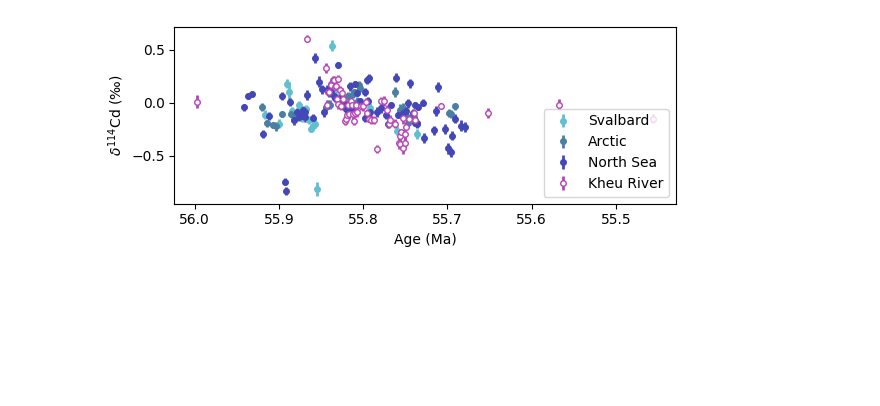
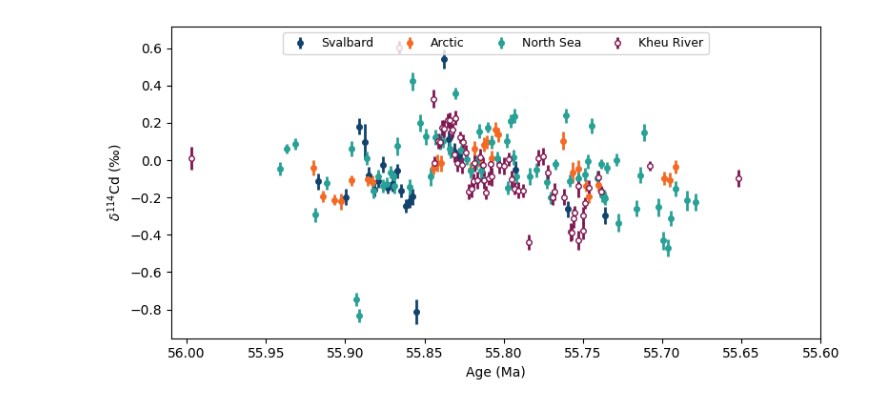
Before and after one commit to DISTILL-RHUL/petm-cadmium-carbon, a Jupyter notebook: plot_invert_organic.ipynb, the cells around one changed output. Cells and saved outputs as stored; diff of their text form; code cells hidden in the pictures; blank space fills up the shorter version.

Commit message:
Separating data generation and plotting scripts and tidying up

```diff
--- a/plot_invert_organic.ipynb
+++ b/plot_invert_organic.ipynb
@@ -60,36 +38,30 @@ posterior_metrics = pandas.read_excel("./data/output/invert_organic_posterior_me
 timestep = prior_metrics["time"].values[0]-prior_metrics["time"].values[1]
 # %%
 # Plot Data
-figure,axis = pyplot.subplots(nrows=1,sharex=True,figsize=(6,2.5))
+figure,axis = pyplot.subplots(nrows=1,sharex=True,figsize=(8,4))
 axes = [axis]
 
 common_attributes = {"fmt":'o',
                      "zorder":0,
                      "markersize":4,
                      "linewidth":2}
-# handle_0 = axes[0].errorbar(svalbard_data["Age model"],svalbard_data["δ114Cd(‰)"],yerr=svalbard_data["2se"]/2*10,fmt='o',color="#60c0cf",zorder=-1,markersize=5,alpha=0.5,linewidth=2)
-handle_0 = axes[0].errorbar(svalbard_data["Age model"],svalbard_data["δ114Cd(‰)"],yerr=svalbard_data["2se"],color="#60c0cf",ecolor="#60c0cf",**common_attributes)
+handle_0 = axes[0].errorbar(svalbard_data["Age model"],svalbard_data["δ114Cd(‰)"],yerr=svalbard_data["2se"],color="#12436D",ecolor="#12436D",**common_attributes)
+handle_1 = axes[0].errorbar(arctic_data["Age model.1"],arctic_data["δ114Cd(‰).1"],yerr=arctic_data["2se.1"],color="#F46A25",ecolor="#F46A25",**common_attributes)
+handle_2 = axes[0].errorbar(northsea_data["Age model.2"],northsea_data["δ114Cd(‰).2"],yerr=northsea_data["2se.2"],color="#28A197",ecolor="#28A197",**common_attributes)
+handle_3 = axes[0].errorbar(kheu_data["Age model.3"],kheu_data["δ114Cd(‰).3"],yerr=kheu_data["2se.4"],markeredgecolor="#801650",ecolor="#801650",fmt='o',markerfacecolor="#ffffff",zorder=0,markersize=4,linewidth=2)
 
-# handle_1 = axes[0].errorbar(arctic_data["Age model.1"],arctic_data["δ114Cd(‰).1"],yerr=arctic_data["2se.1"]/2*10,fmt='o',color="#4a7fa4",zorder=-1,markersize=5,alpha=0.5,linewidth=2)
-handle_1 = axes[0].errorbar(arctic_data["Age model.1"],arctic_data["δ114Cd(‰).1"],yerr=arctic_data["2se.1"],color="#4a7fa4",ecolor="#4a7fa4",**common_attributes)
+axes[0].legend([handle_0,handle_1,handle_2,handle_3],["Svalbard","Arctic","North Sea","Kheu River"],ncols=4,loc="upper center",fontsize=9)
 
-# handle_2 = axes[0].errorbar(northsea_data["Age model.2"],northsea_data["δ114Cd(‰).2"],yerr=northsea_data["2se.2"]/2*10,fmt='o',color="#4448b7",zorder=-1,markersize=5,alpha=0.5,linewidth=2)
-handle_2 = axes[0].errorbar(northsea_data["Age model.2"],northsea_data["δ114Cd(‰).2"],yerr=northsea_data["2se.2"],color="#4448b7",ecolor="#4448b7",**common_attributes)
+axes[0].set_ylabel("$\\delta^{114}$Cd (‰)")
+axes[0].set_xlim((56.01,55.60))
 
-# handle_3 = axes[0].errorbar(kheu_data["Age model.3"],kheu_data["δ114Cd(‰).3"],yerr=kheu_data["2se.4"]/2*10,fmt='o',color="#b744b7",zorder=-1,markersize=5,alpha=0.5,linewidth=2)
-handle_3 = axes[0].errorbar(kheu_data["Age model.3"],kheu_data["δ114Cd(‰).3"],yerr=kheu_data["2se.4"],markeredgecolor="#b744b7",ecolor="#b744b7",fmt='o',markerfacecolor="#ffffff",zorder=0,markersize=4,linewidth=2)
-
-axes[0].legend([handle_0,handle_1,handle_2,handle_3],["Svalbard","Arctic","North Sea","Kheu River"])
-
-axes[0].set_ylabel("$\delta^{114}$Cd (‰)")
+# Add labels
 axes[0].set_xlabel("Age (Ma)")
-
-axes[0].invert_xaxis()
 
 figure.tight_layout()
 figure.savefig("./figures/cadmium_data.png",transparent=True)
 # %% [output]
-[figure, old version]
+[figure, new version]
 # %%
 # Plot
 figure
```
Also changed, not shown: parts of 17 cells of this notebook, 8 other files.
